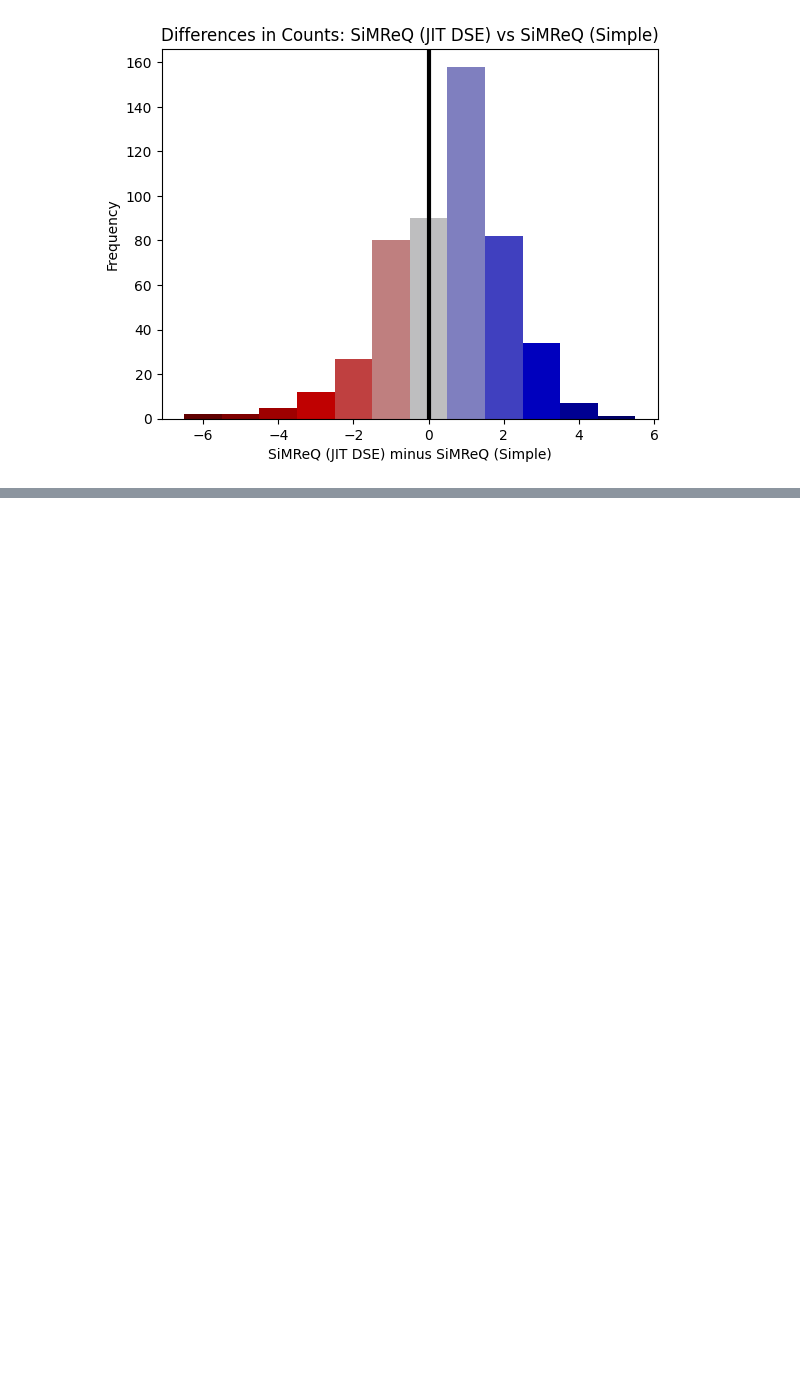
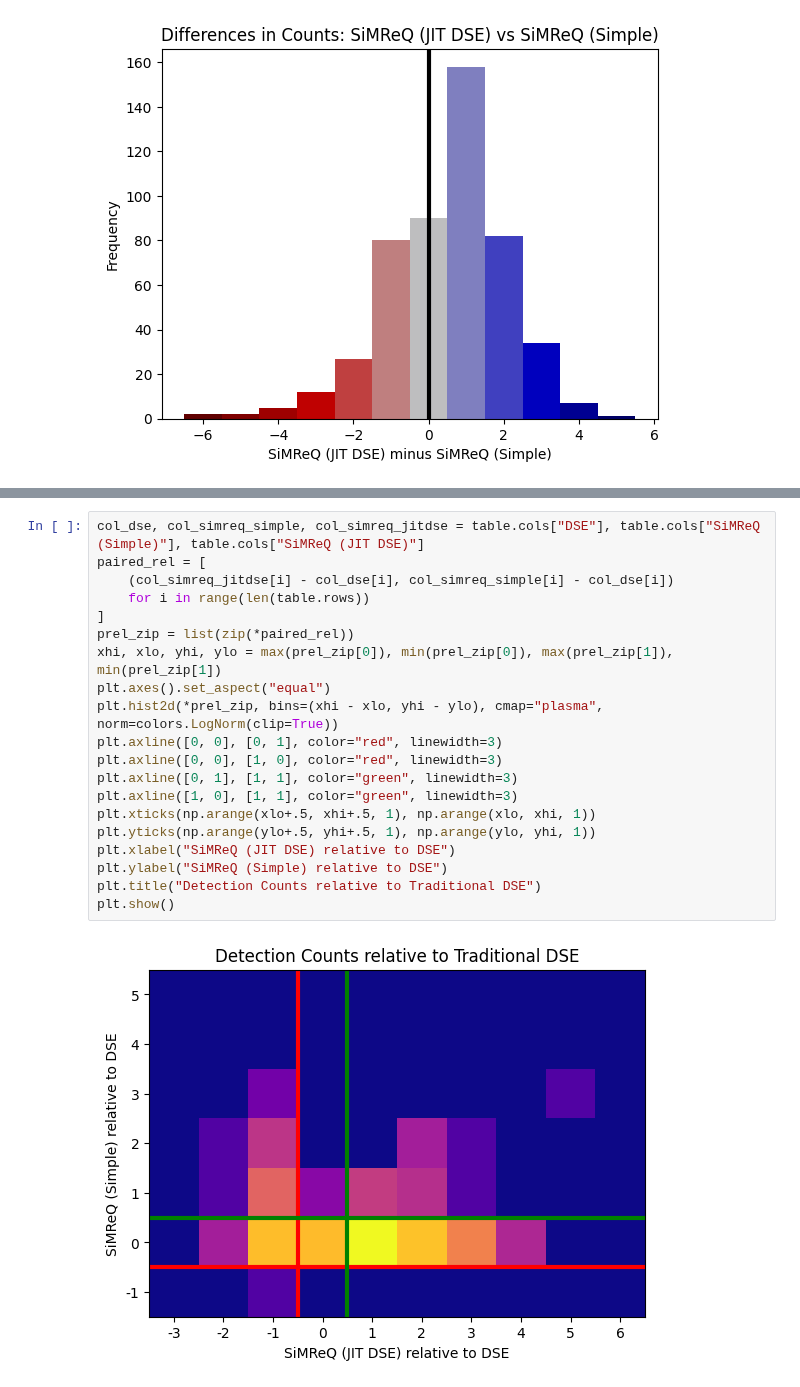
Before and after one commit to LostBitset/quiver_se, a Jupyter notebook: analysis/Analysis.ipynb, the cells around one changed output, grey strips where cells are left out. Saved outputs shown, nothing was run; the diff lists cells and outputs as text; blank space fills up the shorter version.

Commit message:
cool `hist2d` :)

```diff
--- a/analysis/Analysis.ipynb
+++ b/analysis/Analysis.ipynb
@@ -115 +114,23 @@ Text(0.5, 1.0, 'Average Detections by Algorithm (95% CI)')
 [figure]
+# %%
+col_dse, col_simreq_simple, col_simreq_jitdse = table.cols["DSE"], table.cols["SiMReQ (Simple)"], table.cols["SiMReQ (JIT DSE)"]
+paired_rel = [
+    (col_simreq_jitdse[i] - col_dse[i], col_simreq_simple[i] - col_dse[i])
+    for i in range(len(table.rows))
+]
+prel_zip = list(zip(*paired_rel))
+xhi, xlo, yhi, ylo = max(prel_zip[0]), min(prel_zip[0]), max(prel_zip[1]), min(prel_zip[1])
+plt.axes().set_aspect("equal")
+plt.hist2d(*prel_zip, bins=(xhi - xlo, yhi - ylo), cmap="plasma", norm=colors.LogNorm(clip=True))
+plt.axline([0, 0], [0, 1], color="red", linewidth=3)
+plt.axline([0, 0], [1, 0], color="red", linewidth=3)
+plt.axline([0, 1], [1, 1], color="green", linewidth=3)
+plt.axline([1, 0], [1, 1], color="green", linewidth=3)
+plt.xticks(np.arange(xlo+.5, xhi+.5, 1), np.arange(xlo, xhi, 1))
+plt.yticks(np.arange(ylo+.5, yhi+.5, 1), np.arange(ylo, yhi, 1))
+plt.xlabel("SiMReQ (JIT DSE) relative to DSE")
+plt.ylabel("SiMReQ (Simple) relative to DSE")
+plt.title("Detection Counts relative to Traditional DSE")
+plt.show()
+# %% [output]
+[figure, added]
```
Also changed, not shown: parts of 2 cells of this notebook.
